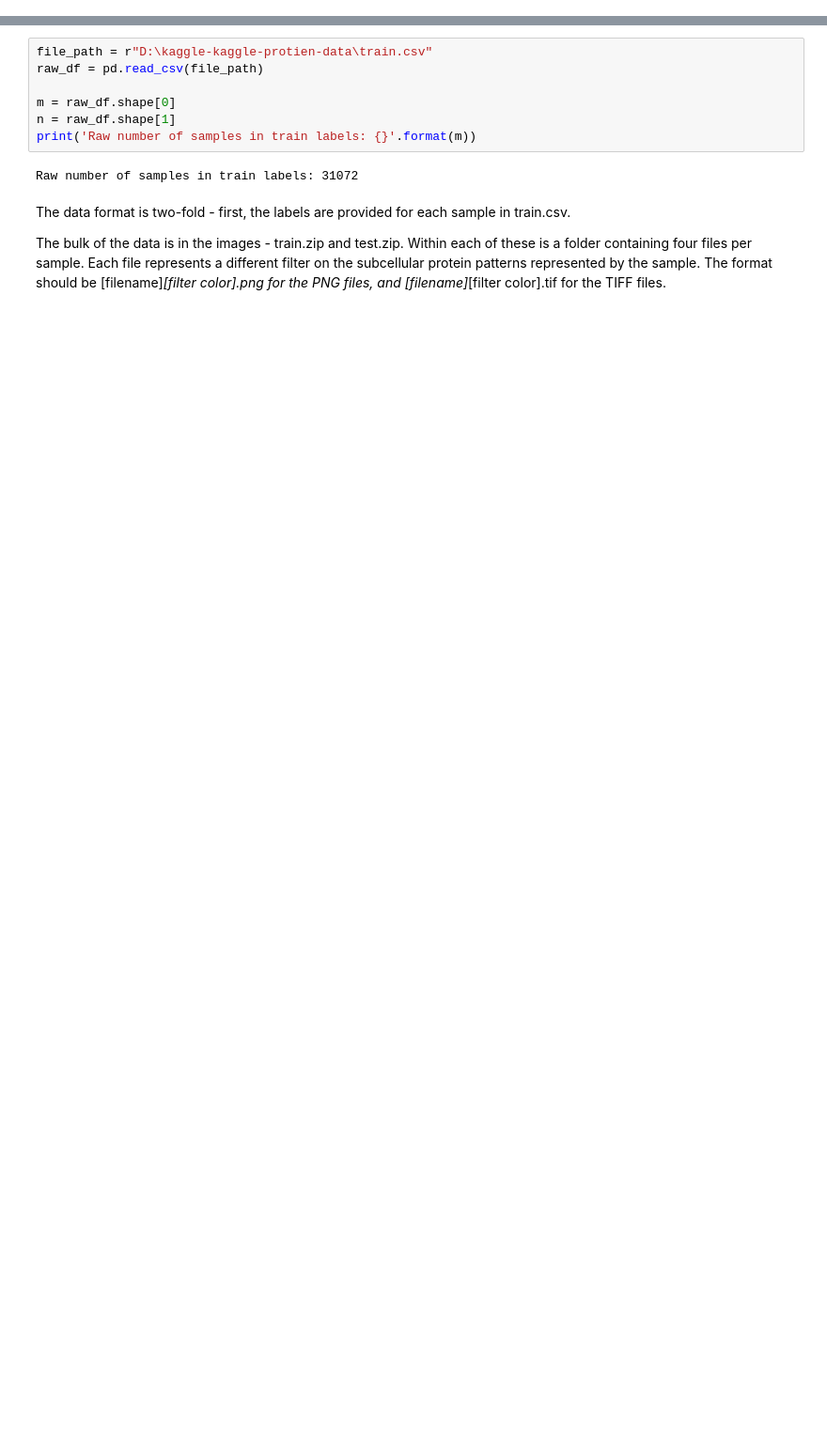
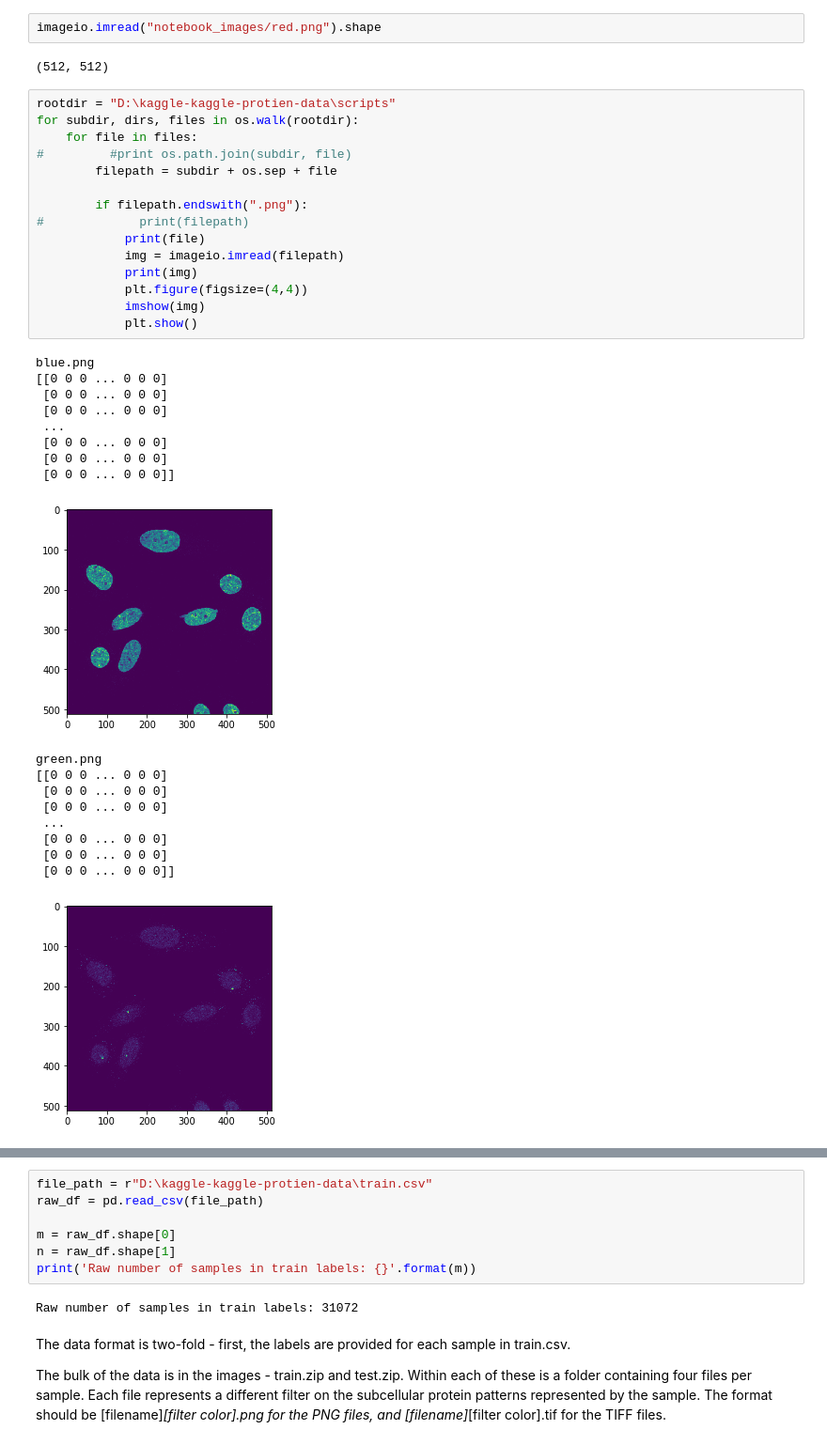
Before and after one commit to pdubz-sudo/protein-recognition, a Jupyter notebook: scripts/exploratory_analysis.ipynb, the cells around one changed output, grey strips where cells are left out. Shown at 94% size. Drawn from its saved outputs; the diff is of its cells as text; blank space fills up the shorter version.

```diff
--- a/scripts/exploratory_analysis.ipynb
+++ b/scripts/exploratory_analysis.ipynb
@@ -7,0 +14,38 @@ import seaborn as sns
+# %%
+imageio.imread("notebook_images/red.png").shape
+# %% [output]
+(512, 512)
+# %%
+rootdir = "D:\kaggle-kaggle-protien-data\scripts"
+for subdir, dirs, files in os.walk(rootdir):
+    for file in files:
+#         #print os.path.join(subdir, file)
+        filepath = subdir + os.sep + file
+
+        if filepath.endswith(".png"):
+#             print(filepath)
+            print(file)
+            img = imageio.imread(filepath)
+            print(img)
+            plt.figure(figsize=(4,4))
+            imshow(img)
+            plt.show()
+# %% [output]
+blue.png
+[[0 0 0 ... 0 0 0]
+ [0 0 0 ... 0 0 0]
+ [0 0 0 ... 0 0 0]
+ ...
+ [0 0 0 ... 0 0 0]
+ [0 0 0 ... 0 0 0]
+ [0 0 0 ... 0 0 0]]
+[figure, added]
+green.png
+[[0 0 0 ... 0 0 0]
+ [0 0 0 ... 0 0 0]
+ [0 0 0 ... 0 0 0]
+ ...
+ [0 0 0 ... 0 0 0]
+ [0 0 0 ... 0 0 0]
+ [0 0 0 ... 0 0 0]]
+[figure, added]
```
Also changed, not shown: parts of 15 cells of this notebook, 4 other files.
